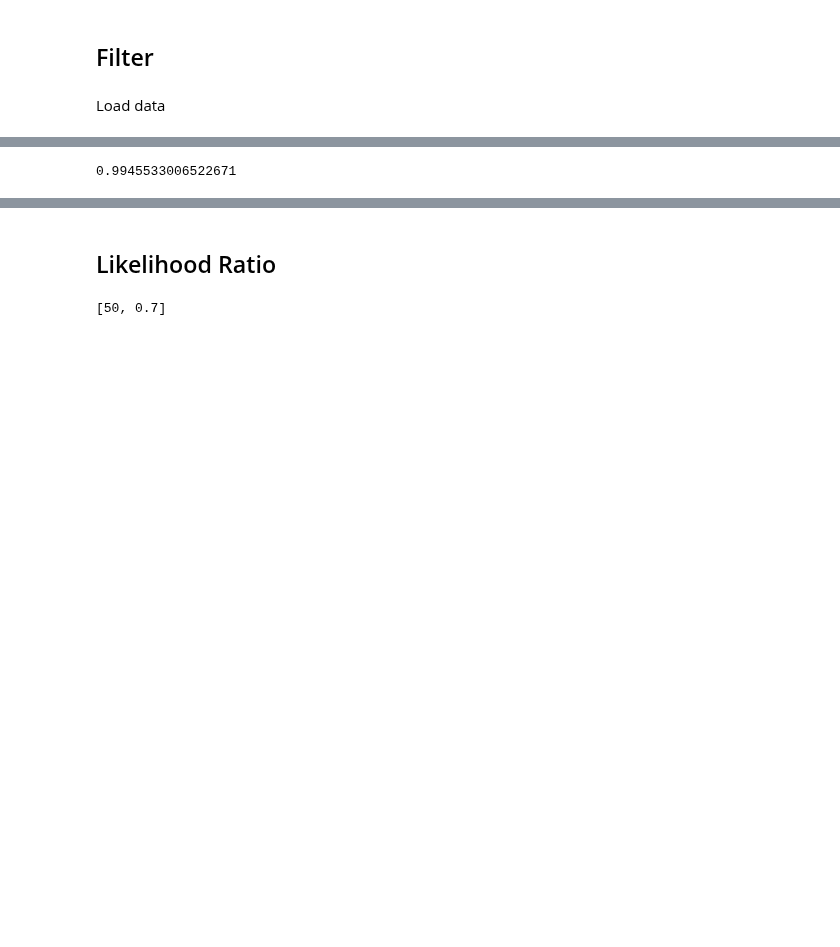
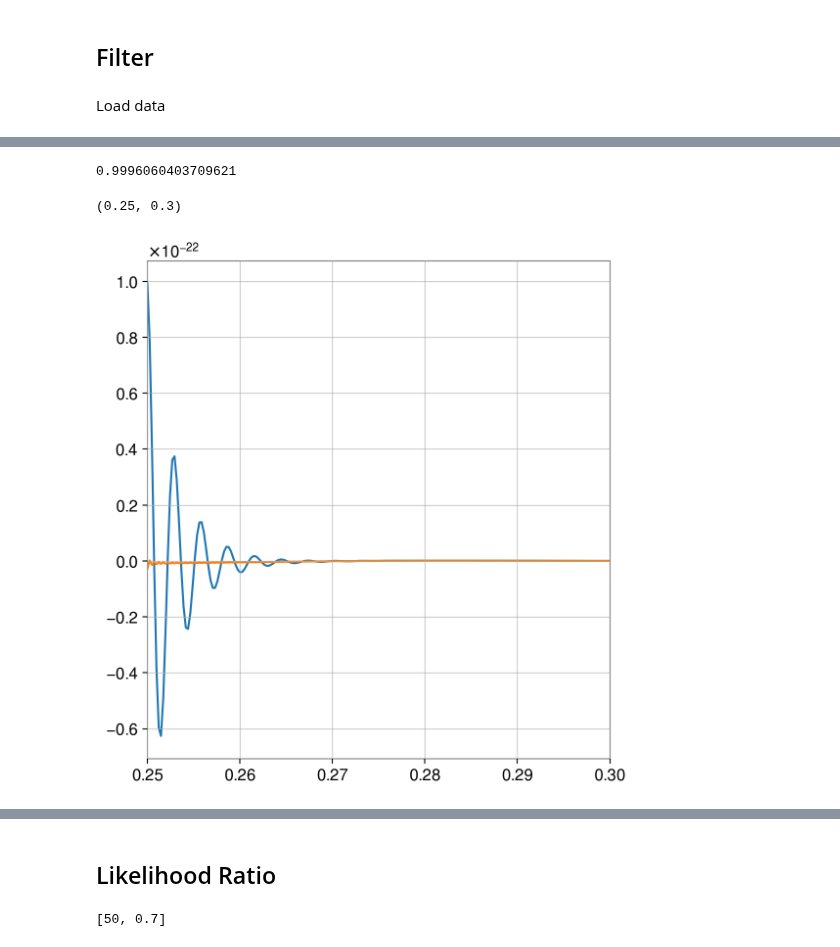
Before and after one commit to Sizheng-Ma/qnm_filter, a Jupyter notebook: code_demo/Bayes_vs_SNR - NNI.ipynb, the cells around one changed output, grey strips where cells are left out. Drawn from its saved outputs; the diff is of its cells as text; code cells hidden in the pictures; blank space fills up the shorter version.

```diff
--- a/code_demo/Bayes_vs_SNR - NNI.ipynb
+++ b/code_demo/Bayes_vs_SNR - NNI.ipynb
@@ -102,7 +120,16 @@ ln_BF
 # %%
-np.sqrt(2/SNR**2*(ln_BF-np.log(occams)))
+FF = np.sqrt(2/SNR**2*(ln_BF-np.log(occams)))
+FF
 # %% [output]
-0.9945533006522671
+0.9996060403709621
+# %%
+fit.add_filter(mass=50, chi=0.7, model_list=[(2,2,0,'p')])
+fit.truncate_data(fit.original_data)['H1'].plot()
+fit.truncate_data(fit.filtered_data)['H1'].plot()
+pl.xlim(0.25, 0.3)
+# %% [output]
+(0.25, 0.3)
+[figure, added]
 # %%
 pl.rc('figure', figsize=(6.1, 6.6))
 fig, ax = pl.subplots()
```
Also changed, not shown: parts of 17 cells of this notebook, 12 other files.
